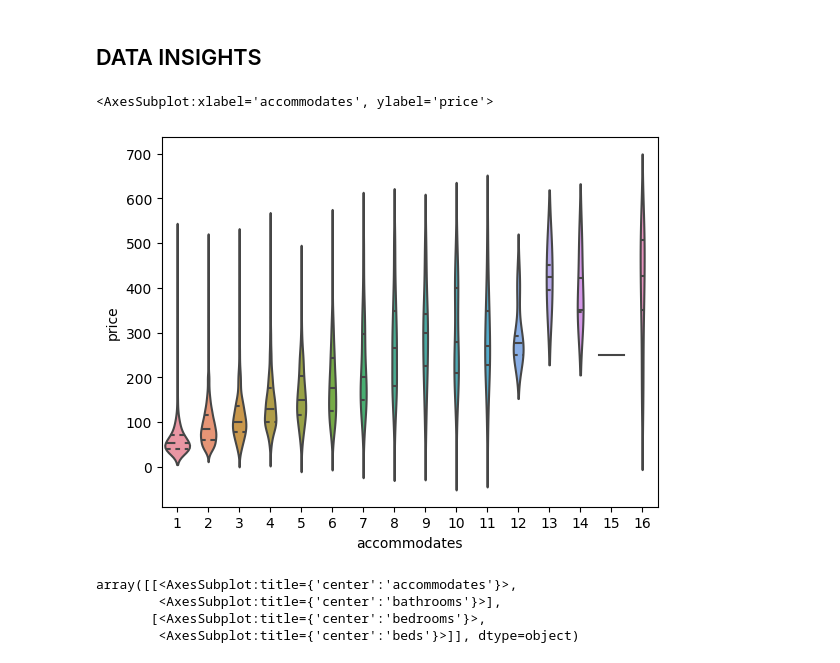
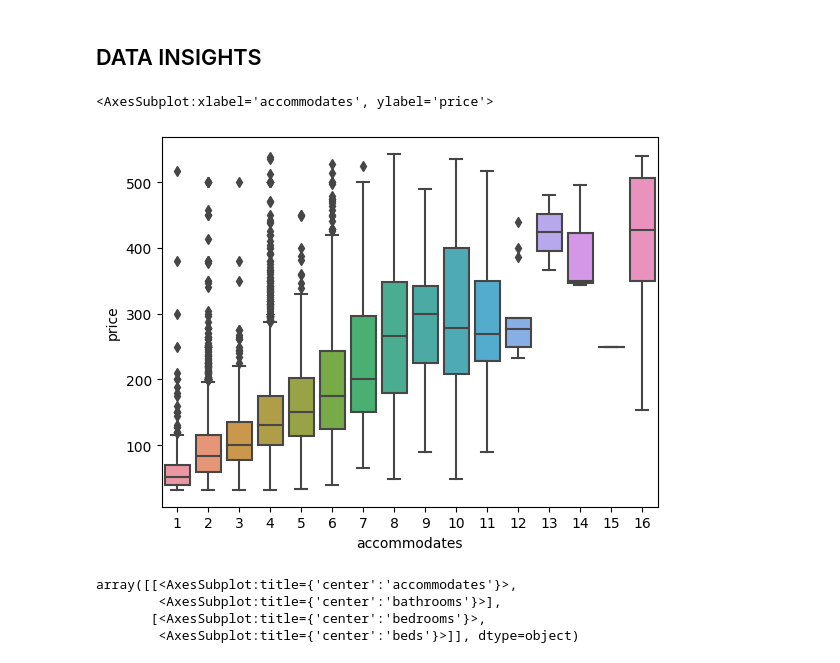
Before and after one commit to Anant-K-Gupta/AirBnbProject, a Jupyter notebook: airbnb_model.ipynb, the cells around one changed output. Cells and saved outputs as stored; diff of their text form; code cells hidden in the pictures.

```diff
--- a/airbnb_model.ipynb
+++ b/airbnb_model.ipynb
@@ -397,18 +399,18 @@ plt.show()
 # %%
 # # Seaborn graph to be implemented
 
 # plt.figure(figsize=(10,5))
 # clean_listings.groupby('accommodates').price.median().plot(kind='bar')
 # plt.title('Median price of Airbnbs accommodating different number of guests', fontsize=14)
 # plt.xlabel('Number of guests accommodated', fontsize=13)
 # plt.ylabel('Median price ($)', fontsize=13)
 # plt.xticks(rotation=0)
 # plt.xlim(left=0.5)
 # plt.show()
-sns.violinplot(x = 'accommodates', y = 'price', data=clean_listings, inner = 'quart')
+sns.boxplot(x = 'accommodates', y = 'price', data=clean_listings)
 # %% [output]
 <AxesSubplot:xlabel='accommodates', ylabel='price'>
-[figure, old version]
+[figure, new version]
 # %%
 clean_listings[['accommodates', 'bathrooms', 'bedrooms', 'beds']].hist(figsize=(8,6), grid = False)
 # %% [output]
```
Also changed, not shown: parts of 19 cells of this notebook.
